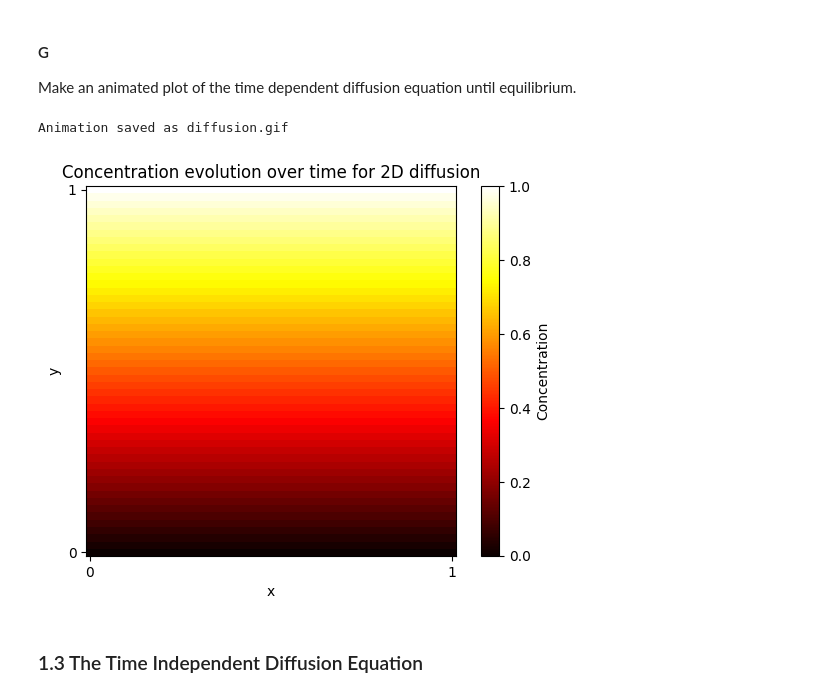
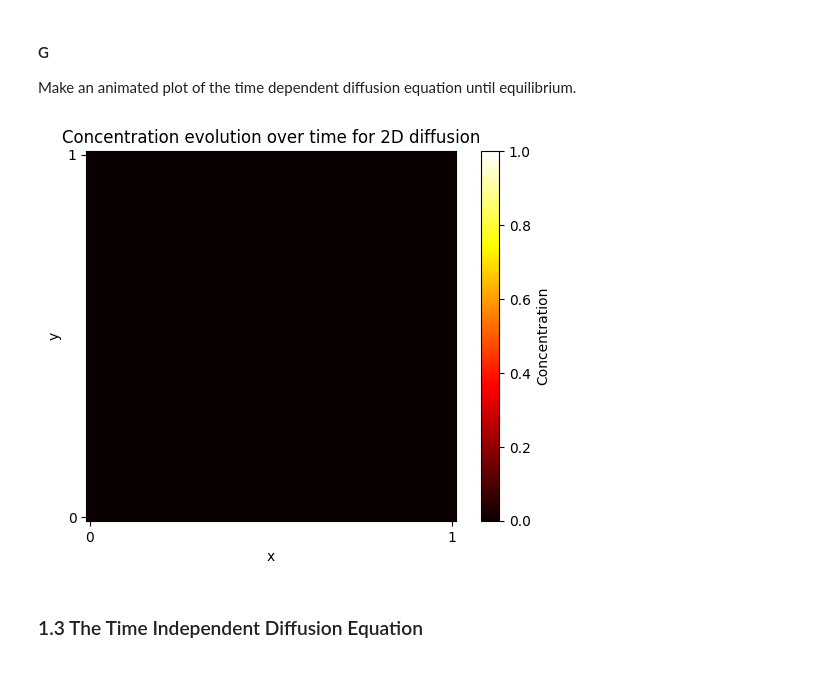
Before and after one commit to shreyaraghavendra/scientific-computing-group2, a Jupyter notebook: set1.ipynb, the cells around one changed output. Cells and saved outputs as stored; diff of their text form; code cells hidden in the pictures.

```diff
--- a/set1.ipynb
+++ b/set1.ipynb
@@ -247,11 +231,9 @@ def diffusion_2d_analytical(y, t, D, tolerance=1e-15, max_iterations=10000):
     sum = 0
     last_term = 0
     for i in range(max_iterations):
-        positive_term = erfc((1 - y + 2*i) / (2 * np.sqrt(D * t)))
-        negative_term = erfc((1 + y + 2*i) / (2 * np.sqrt(D * t)))
-        term = positive_term - negative_term
+        term = erfc((1 - y + 2*i) / (2 * np.sqrt(D * t))) - erfc((1 + y + 2*i) / (2 * np.sqrt(D * t)))
+        sum += term
 
-        sum += term
         # Check for convergence
         if np.max(np.abs(abs(term - last_term))) < tolerance:
             break
@@ -276,8 +245,8 @@ plt.figure(figsize=(10, 5))
 colors = ['r', 'g', 'b', 'y']
 for i,t in enumerate([0.001, 0.01, 0.1, 1]):
     color = colors[i]
-    plt.plot(np.arange(0, L+dx, dx), x[:,0,int(t/dt)], linestyle = 'dotted', label = f't={t}, simulated',color=color, linewidth=4)
-    plt.plot(np.arange(0, L+dx, dx), diffusion_2d_analytical(np.arange(0, L+dx, dx), t, D), label = f't={t}, Analytical', color=color, linewidth=1)
+    plt.plot(y, res[:,0,int(t/dt)], linestyle = 'dotted', label = f't={t}, simulated',color=color, linewidth=4)
+    plt.plot(y, diffusion_2d_analytical(y, t, D), label = f't={t}, Analytical', color=color, linewidth=1)
 
 plt.legend(fontsize='small')
 plt.ylabel('Concentration')
@@ -289,17 +258,3 @@ plt.grid(which='minor', linestyle=':', linewidth='0.5')
 plt.show()
 # %% [output]
 [figure]
-# %%
-plt.figure(figsize=(10, 5))
-colors = ['r', 'g', 'b', 'y']
-for i,t in enumerate([1,4,5]):
-    color = colors[i]
-    plt.plot(np.arange(0, L+dx, dx), np.abs(diffusion_2d_analytical(np.arange(0, L+dx, dx), t, D)-diffusion_2d_analytical(np.arange(0, L+dx, dx), 10, D)), label = f't={t}, Analytical', color=color, linewidth=1)
-plt.legend(fontsize='small')
-plt.ylabel('error')
-plt.xlabel('y')
-plt.title('Comparision of Analytical and simulated solutions for 2D diffusion')
-plt.grid(True)
-plt.minorticks_on()
-plt.grid(which='minor', linestyle=':', linewidth='0.5')
-plt.show()
@@ -309,38 +262,31 @@ plt.show()
 #### G
 Make an animated plot of the time dependent diffusion equation until equilibrium.
 # %%
-# Set up the figure
 fig, ax = plt.subplots()
-cax = ax.imshow(x[:, :, 0], cmap='hot', interpolation='nearest', origin='lower')
+cax = ax.imshow(res[:, :, 0], cmap='hot', interpolation='nearest', origin='lower')
 fig.colorbar(cax, label='Concentration')
 ax.set_xlabel('x')
 ax.set_ylabel('y')
 ax.set_xticks([0, N], ['0', str(L)])
 ax.set_yticks([0, N], ['0', str(L)])
 ax.set_title('Concentration evolution over time for 2D diffusion')
 
 # Initialization function for FuncAnimation
 def init():
     cax.set_data(np.zeros((L, L)))
     return cax,
 
 # Animation function that FuncAnimation will call
 def animate(i):
-    cax.set_data(x[:, :, i])
+    cax.set_data(res[:, :, i])
     return cax,
 
-# Create the animation object
-ani = FuncAnimation(fig, animate, frames=x.shape[2], init_func=init, blit=True, repeat=False)
+ani = FuncAnimation(fig, animate, frames=res.shape[2], init_func=init, blit=True, repeat=False)
 
-# Save the animation
-ani.save('diffusion.mp4', writer='ffmpeg')
+# ani.save('diffusion.mp4', writer='ffmpeg')
 #ani.save('diffusion.gif', writer='pillow', fps=30)
-
-# Display a message to the user with the output location
-print("Animation saved as diffusion.mp4")
 # %% [output]
-Animation saved as diffusion.gif
-[figure, old version]
+[figure, new version]
 # %% [markdown]
 ### 1.3 The Time Independent Diffusion Equation
 # %% [markdown]
```
Also changed, not shown: parts of 25 cells of this notebook.
